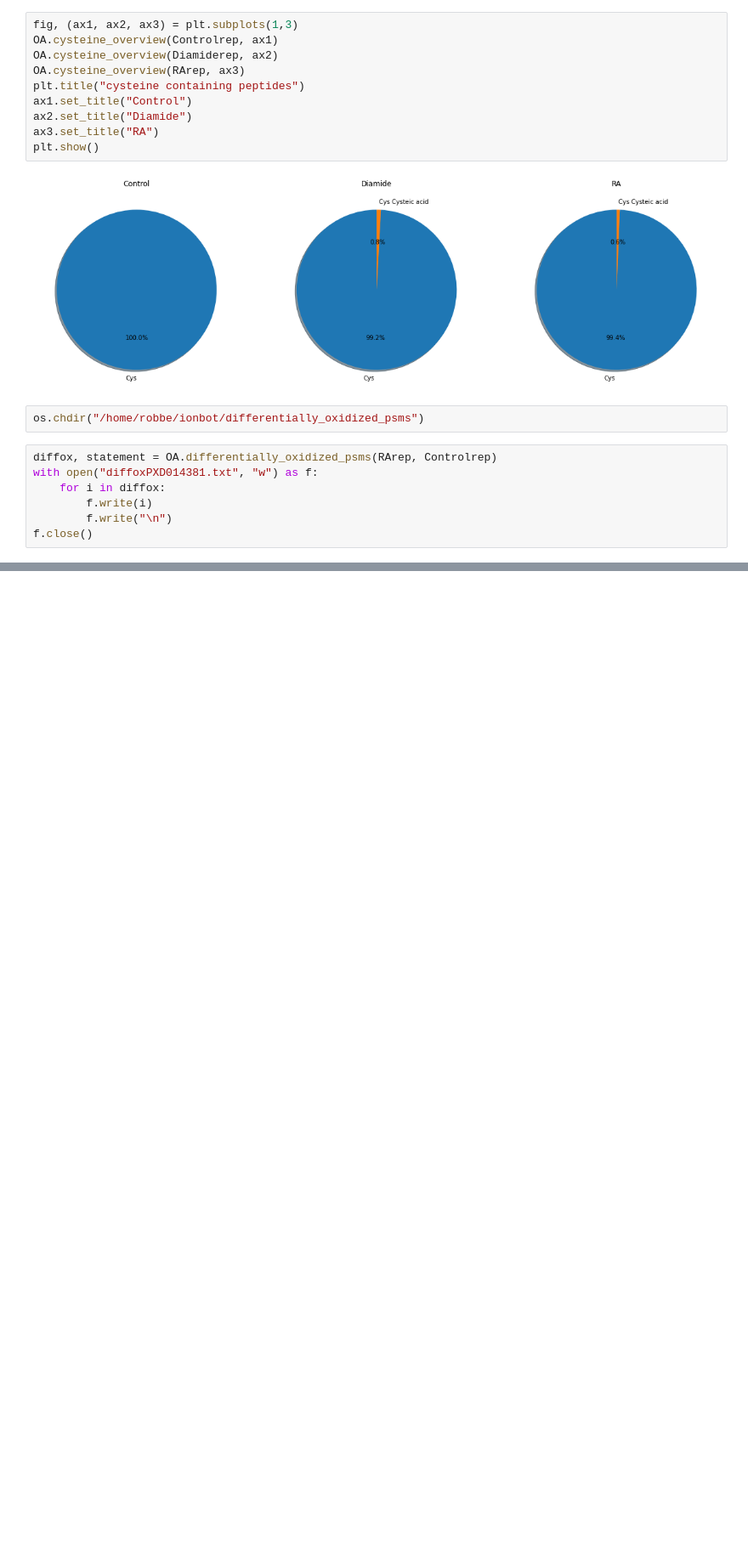
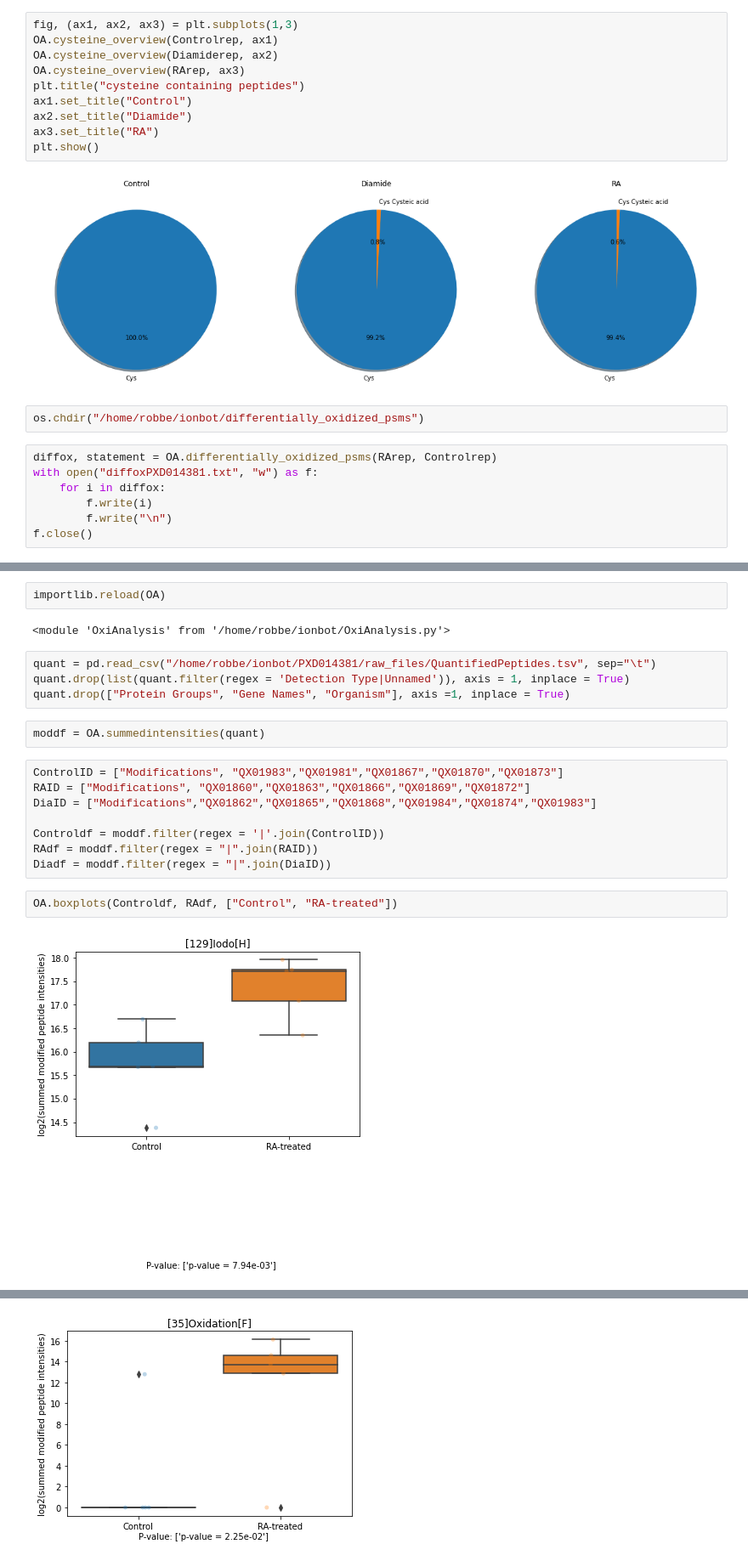
Before and after one commit to rodvrees/Master_Thesis, a Jupyter notebook: Project_analysis/PXD014381.ipynb, the cells around one changed output, grey strips where cells are left out. Shown at 85% size. Saved outputs shown, nothing was run; the diff lists cells and outputs as text; blank space fills up the shorter version.

Commit message:
Quantitative analysis

```diff
--- a/Project_analysis/PXD014381.ipynb
+++ b/Project_analysis/PXD014381.ipynb
@@ -207,0 +211,22 @@ f.close()
+# %%
+importlib.reload(OA)
+# %% [output]
+<module 'OxiAnalysis' from '/home/robbe/ionbot/OxiAnalysis.py'>
+# %%
+quant = pd.read_csv("/home/robbe/ionbot/PXD014381/raw_files/QuantifiedPeptides.tsv", sep="\t")
+quant.drop(list(quant.filter(regex = 'Detection Type|Unnamed')), axis = 1, inplace = True)
+quant.drop(["Protein Groups", "Gene Names", "Organism"], axis =1, inplace = True)
+# %%
+moddf = OA.summedintensities(quant)
+# %%
+ControlID = ["Modifications", "QX01983","QX01981","QX01867","QX01870","QX01873"]
+RAID = ["Modifications", "QX01860","QX01863","QX01866","QX01869","QX01872"]
+DiaID = ["Modifications","QX01862","QX01865","QX01868","QX01984","QX01874","QX01983"]
+
+Controldf = moddf.filter(regex = '|'.join(ControlID))
+RAdf = moddf.filter(regex = "|".join(RAID))
+Diadf = moddf.filter(regex = "|".join(DiaID))
+# %%
+OA.boxplots(Controldf, RAdf, ["Control", "RA-treated"])
+# %% [output]
+[figure, added]
@@ -207,0 +234 @@ f.close()
+[figure, added]
```
Also changed, not shown: parts of 11 cells of this notebook, 8 other files.
